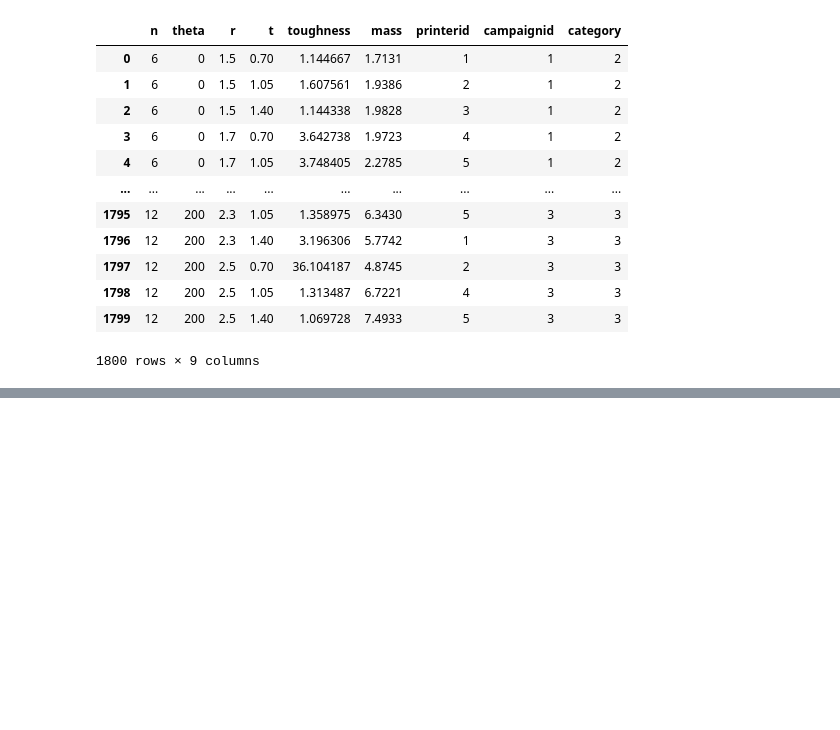
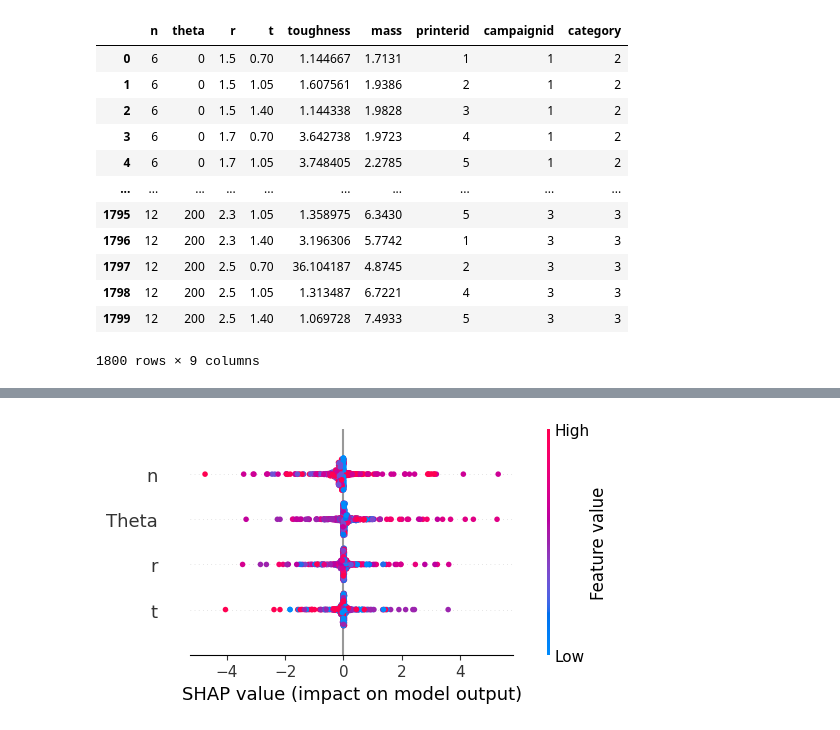
Before and after one commit to uwsunlab/BO-RFB, a Jupyter notebook: PoolBased/ScalabilityTesting/3Dprint_GroudTruth.ipynb, the cells around one changed output, grey strips where cells are left out. Drawn from its saved outputs; the diff is of its cells as text; code cells hidden in the pictures; blank space fills up the shorter version.

```diff
--- a/PoolBased/ScalabilityTesting/3Dprint_GroudTruth.ipynb
+++ b/PoolBased/ScalabilityTesting/3Dprint_GroudTruth.ipynb
@@ -378,0 +379,7 @@ plt.show()
+# %%
+fig = plt.figure(figsize=(8, 8))
+shap.summary_plot(shap_values, x_all_scaled, feature_names=["n", "Theta", "r", "t"], show=False)
+plt.gca().set_box_aspect(0.7)
+plt.show()
+# %% [output]
+[figure, added]
```
Also changed, not shown: parts of 1 cell of this notebook, 2 other files.
